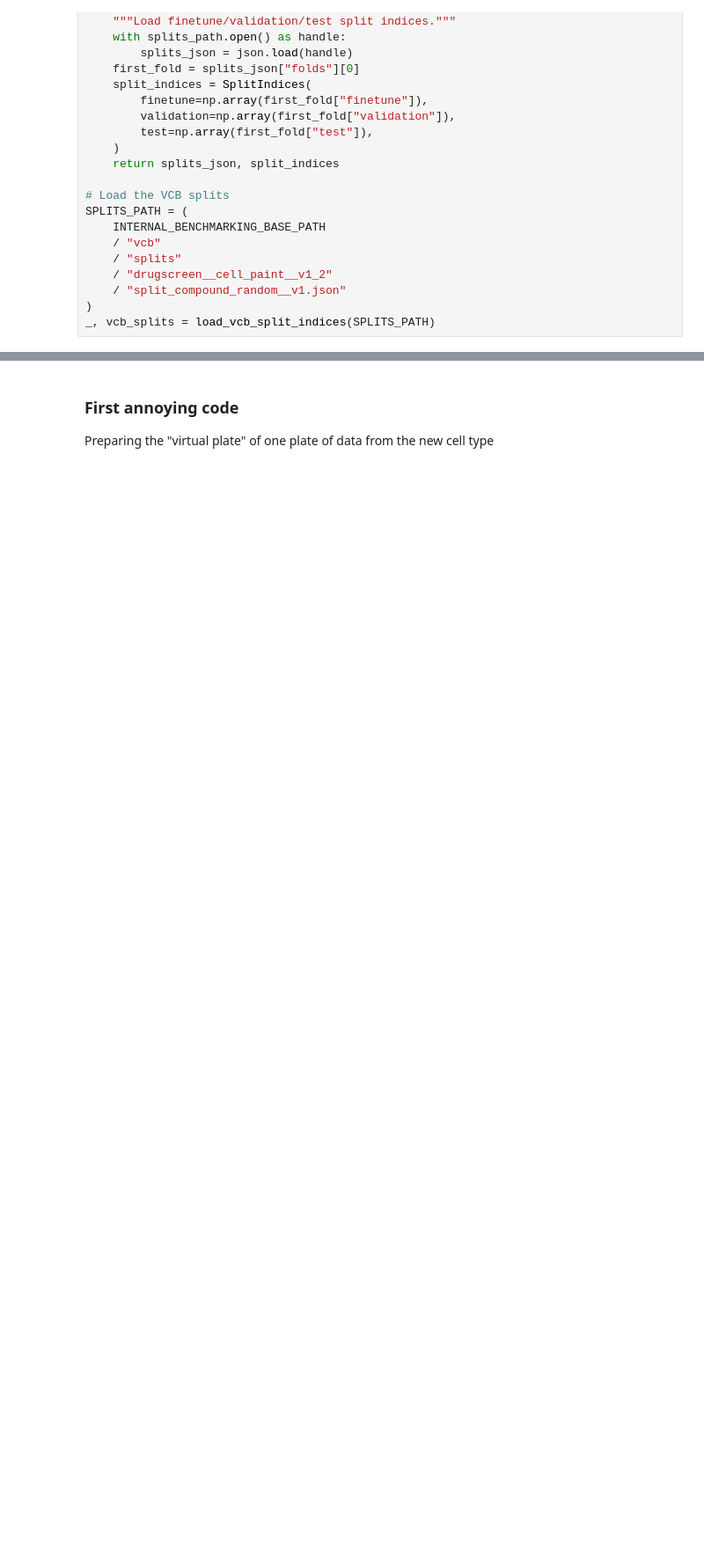
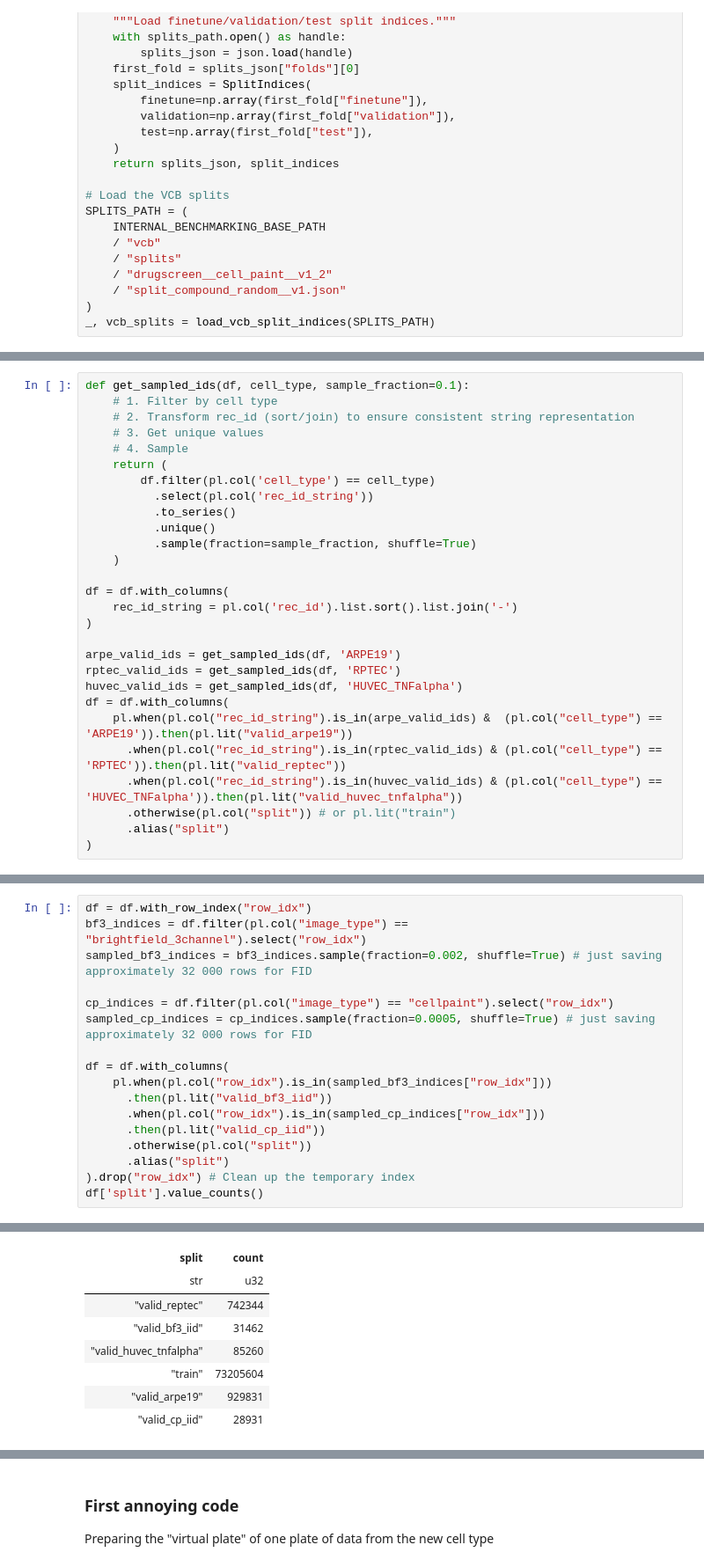
Before and after one commit to ctr26/hooke, a Jupyter notebook: packages/hooke-px/notebooks/modest_cell4.ipynb, the cells around one changed output, grey strips where cells are left out. Shown at 88% size. Saved outputs shown, nothing was run; the diff lists cells and outputs as text; blank space fills up the shorter version.

```diff
--- a/packages/hooke-px/notebooks/modest_cell4.ipynb
+++ b/packages/hooke-px/notebooks/modest_cell4.ipynb
@@ -227,0 +227,28 @@ Error:
+# %%
+def get_sampled_ids(df, cell_type, sample_fraction=0.1):
+    # 1. Filter by cell type
+    # 2. Transform rec_id (sort/join) to ensure consistent string representation
+    # 3. Get unique values
+    # 4. Sample
+    return (
+        df.filter(pl.col('cell_type') == cell_type)
+          .select(pl.col('rec_id_string'))
+          .to_series()
+          .unique()
+          .sample(fraction=sample_fraction, shuffle=True)
+    )
+
+df = df.with_columns(
+    rec_id_string = pl.col('rec_id').list.sort().list.join('-')
+)
+
+arpe_valid_ids = get_sampled_ids(df, 'ARPE19')
+rptec_valid_ids = get_sampled_ids(df, 'RPTEC')
+huvec_valid_ids = get_sampled_ids(df, 'HUVEC_TNFalpha')
+df = df.with_columns(
+    pl.when(pl.col("rec_id_string").is_in(arpe_valid_ids) &  (pl.col("cell_type") == 'ARPE19')).then(pl.lit("valid_arpe19"))
+      .when(pl.col("rec_id_string").is_in(rptec_valid_ids) & (pl.col("cell_type") == 'RPTEC')).then(pl.lit("valid_reptec"))
+      .when(pl.col("rec_id_string").is_in(huvec_valid_ids) & (pl.col("cell_type") == 'HUVEC_TNFalpha')).then(pl.lit("valid_huvec_tnfalpha"))
+      .otherwise(pl.col("split")) # or pl.lit("train")
+      .alias("split")
+)
@@ -227,0 +260,18 @@ Error:
+# %%
+df = df.with_row_index("row_idx")
+bf3_indices = df.filter(pl.col("image_type") == "brightfield_3channel").select("row_idx")
+sampled_bf3_indices = bf3_indices.sample(fraction=0.002, shuffle=True) # just saving approximately 32 000 rows for FID
+
+cp_indices = df.filter(pl.col("image_type") == "cellpaint").select("row_idx")
+sampled_cp_indices = cp_indices.sample(fraction=0.0005, shuffle=True) # just saving approximately 32 000 rows for FID
+
+df = df.with_columns(
+    pl.when(pl.col("row_idx").is_in(sampled_bf3_indices["row_idx"]))
+      .then(pl.lit("valid_bf3_iid"))
+      .when(pl.col("row_idx").is_in(sampled_cp_indices["row_idx"]))
+      .then(pl.lit("valid_cp_iid"))
+      .otherwise(pl.col("split"))
+      .alias("split")
+).drop("row_idx") # Clean up the temporary index
+df['split'].value_counts()
+# %% [output]
@@ -228,3 +283,11 @@ Error:
+| split | count |
+| str | u32 |
+| "valid_reptec" | 742344 |
+| "valid_bf3_iid" | 31462 |
+| "valid_huvec_tnfalpha" | 85260 |
+| "train" | 73205604 |
+| "valid_arpe19" | 929831 |
+| "valid_cp_iid" | 28931 |
 # %%
 cell_type_diversity_df_train = (pl.read_parquet(str(CELL_DIVERSITY_OBS_PATH)).with_columns(
         pl.lit("brightfield_3channel").alias("image_type"),
```
Also changed, not shown: parts of 11 cells of this notebook, 3 other files.
